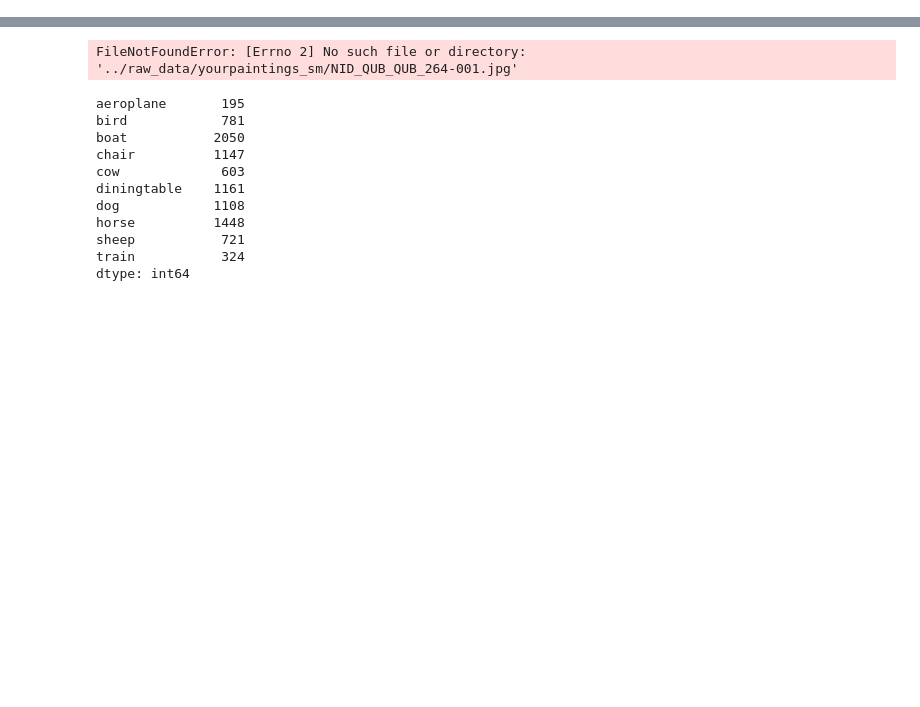
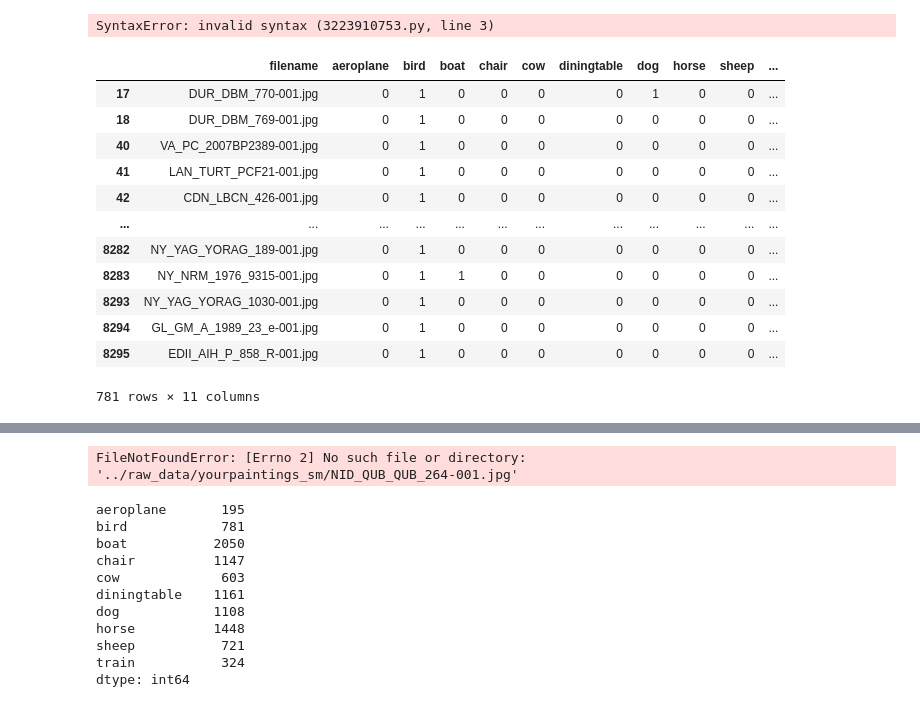
Before and after one commit to erniesg/Art-API, a Jupyter notebook: notebooks/sampling.ipynb, the cells around one changed output, grey strips where cells are left out. Cells and saved outputs as stored; diff of their text form; code cells hidden in the pictures; blank space fills up the shorter version.

```diff
--- a/notebooks/sampling.ipynb
+++ b/notebooks/sampling.ipynb
@@ -11,0 +12,2 @@ print(config.PATH_YOURPAINTINGS_SM)
+# %%
+imgs, df = utils.init()
@@ -11,0 +55,3 @@ print(config.PATH_YOURPAINTINGS_SM)
+# %%
+y_sub = df.loc[:, ['filename', 'aeroplane', 'bird', 'boat', 'chair', 'cow', 'diningtable',
+       'dog', 'horse', 'sheep', 'train']]
@@ -11,0 +63,4 @@ print(config.PATH_YOURPAINTINGS_SM)
+# %%
+classes = ['aeroplane', 'bird', 'boat', 'chair', 'cow', 'diningtable',
+       'dog', 'horse', 'sheep', 'train']
+y_sub['aeroplane']
@@ -11,0 +80,29 @@ print(config.PATH_YOURPAINTINGS_SM)
+# %%
+#from google.cloud import storage as gcs
+import cloudstorage as gcs
+import google-cloud-storage
+
+gcs_file = gcs.open(filename)
+contents = gcs_file.read()
+gcs_file.close()
+self.response.write(contents)
+# %% [output]
+SyntaxError: invalid syntax (3223910753.py, line 3)
+# %%
+cls1, cls2, cls3, cls4, cls5, cls6, cls7, cls8, cls9, cls10 = [y_sub[y_sub[cls] == 1] for cls in classes]
+# %%
+cls2
+# %% [output]
+|  | filename | aeroplane | bird | boat | chair | cow | diningtable | dog | horse | sheep | ... |
+| 17 | DUR_DBM_770-001.jpg | 0 | 1 | 0 | 0 | 0 | 0 | 1 | 0 | 0 | ... |
+| 18 | DUR_DBM_769-001.jpg | 0 | 1 | 0 | 0 | 0 | 0 | 0 | 0 | 0 | ... |
+| 40 | VA_PC_2007BP2389-001.jpg | 0 | 1 | 0 | 0 | 0 | 0 | 0 | 0 | 0 | ... |
+| 41 | LAN_TURT_PCF21-001.jpg | 0 | 1 | 0 | 0 | 0 | 0 | 0 | 0 | 0 | ... |
+| 42 | CDN_LBCN_426-001.jpg | 0 | 1 | 0 | 0 | 0 | 0 | 0 | 0 | 0 | ... |
+| ... | ... | ... | ... | ... | ... | ... | ... | ... | ... | ... | ... |
+| 8282 | NY_YAG_YORAG_189-001.jpg | 0 | 1 | 0 | 0 | 0 | 0 | 0 | 0 | 0 | ... |
+| 8283 | NY_NRM_1976_9315-001.jpg | 0 | 1 | 1 | 0 | 0 | 0 | 0 | 0 | 0 | ... |
+| 8293 | NY_YAG_YORAG_1030-001.jpg | 0 | 1 | 0 | 0 | 0 | 0 | 0 | 0 | 0 | ... |
+| 8294 | GL_GM_A_1989_23_e-001.jpg | 0 | 1 | 0 | 0 | 0 | 0 | 0 | 0 | 0 | ... |
+| 8295 | EDII_AIH_P_858_R-001.jpg | 0 | 1 | 0 | 0 | 0 | 0 | 0 | 0 | 0 | ... |
+781 rows × 11 columns
```
Also changed, not shown: parts of 47 cells of this notebook.
